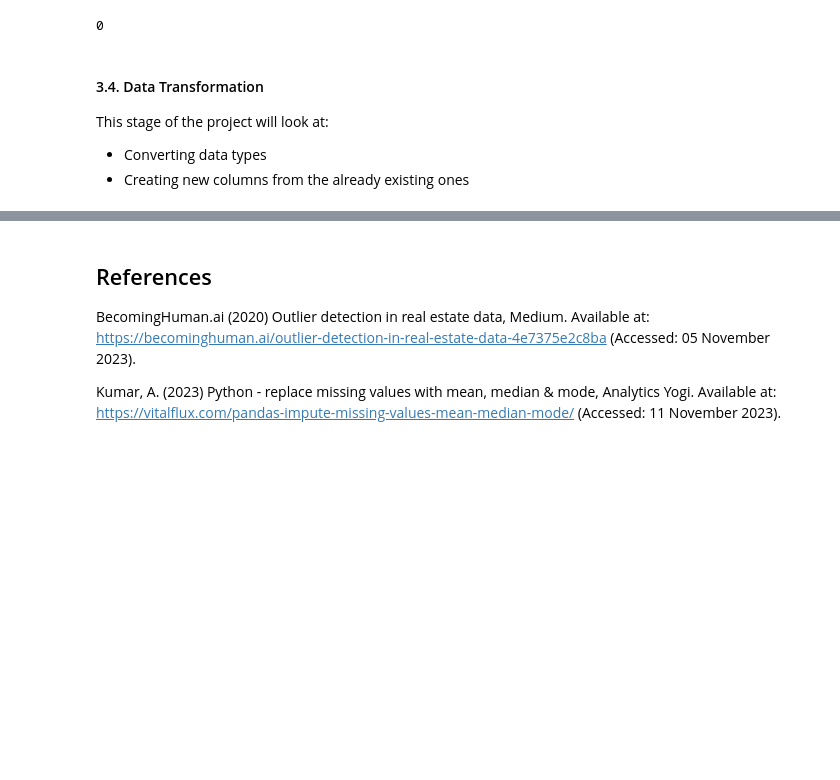
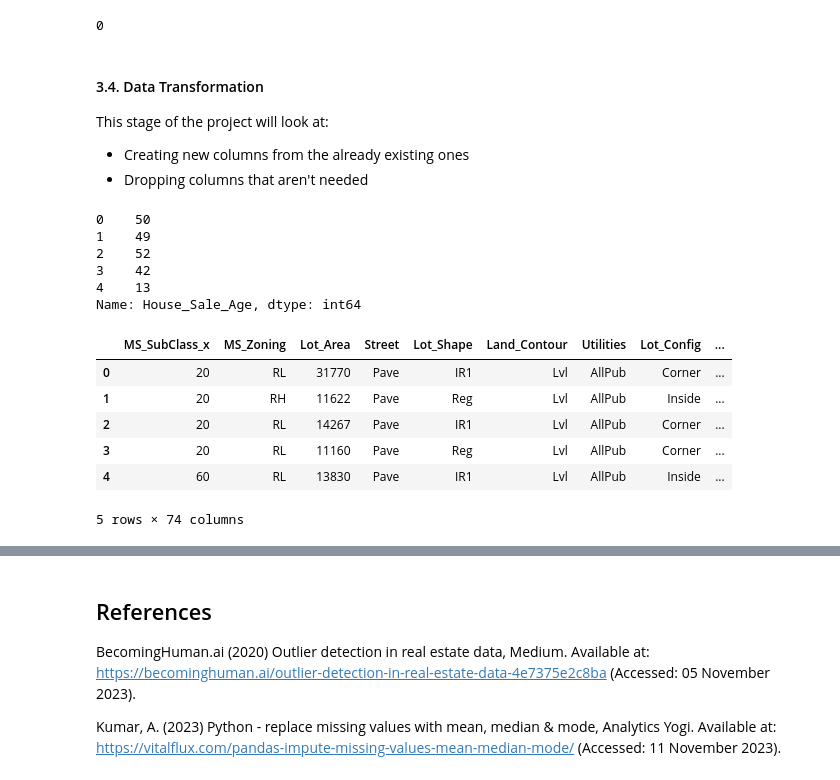
Before and after one commit to rongachoka/House_Prices_Dataset_-coursework-, a Jupyter notebook: index.ipynb, the cells around one changed output, grey strips where cells are left out. Drawn from its saved outputs; the diff is of its cells as text; code cells hidden in the pictures; blank space fills up the shorter version.

```diff
--- a/index.ipynb
+++ b/index.ipynb
@@ -650,5 +650,29 @@ df["PID"].duplicated().sum()
 #### 3.4. Data Transformation
 
 This stage of the project will look at:
-- Converting data types
 - Creating new columns from the already existing ones
+- Dropping columns that aren't needed
+# %%
+df["House_Sale_Age"] = df["Yr_Sold"] - df["Year_Built"]
+df["House_Sale_Age"].head()
+# %% [output]
+0    50
+1    49
+2    52
+3    42
+4    13
+Name: House_Sale_Age, dtype: int64
+# %%
+# Dropping Columns
+cols_to_drop = ["Order_x","Order_y","PID","MS_SubClass_y"]
+
+df.drop(columns=cols_to_drop, inplace=True)
+df.head()
+# %% [output]
+|  | MS_SubClass_x | MS_Zoning | Lot_Area | Street | Lot_Shape | Land_Contour | Utilities | Lot_Config | ... |
+| 0 | 20 | RL | 31770 | Pave | IR1 | Lvl | AllPub | Corner | ... |
+| 1 | 20 | RH | 11622 | Pave | Reg | Lvl | AllPub | Inside | ... |
+| 2 | 20 | RL | 14267 | Pave | IR1 | Lvl | AllPub | Corner | ... |
+| 3 | 20 | RL | 11160 | Pave | Reg | Lvl | AllPub | Corner | ... |
+| 4 | 60 | RL | 13830 | Pave | IR1 | Lvl | AllPub | Inside | ... |
+5 rows × 74 columns
```
Also changed, not shown: parts of 6 cells of this notebook.
